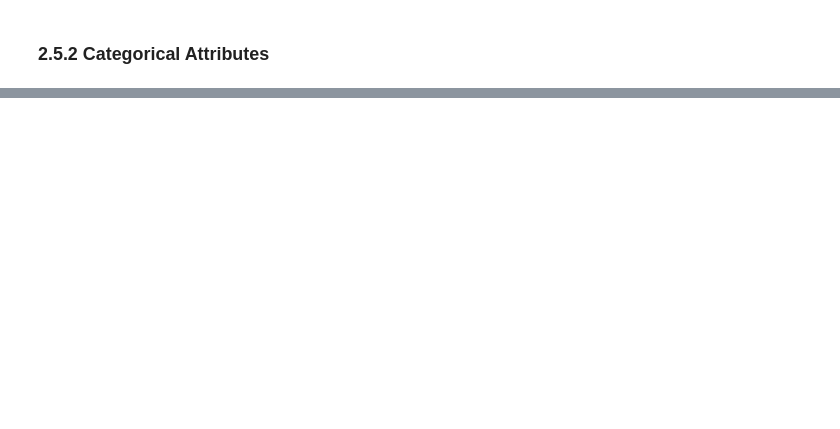
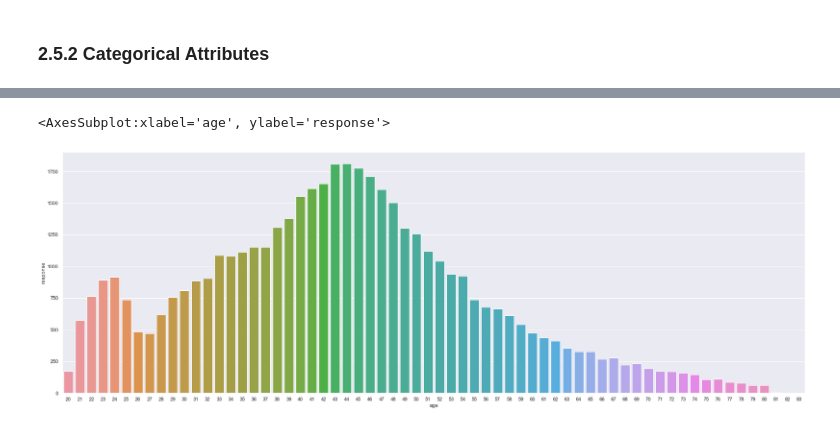
Before and after one commit to GustavoMichelsen/projeto_cross_sell, a Jupyter notebook: health_insurance_cross_sell.ipynb, the cells around one changed output, grey strips where cells are left out. Drawn from its saved outputs; the diff is of its cells as text; code cells hidden in the pictures; blank space fills up the shorter version.

```diff
--- a/health_insurance_cross_sell.ipynb
+++ b/health_insurance_cross_sell.ipynb
@@ -149,0 +311,6 @@ df_cat_attributes.apply(lambda x: x.unique())
+# %%
+aux1 = df4[df4['response']==1][['age', 'response']].groupby('age').count().reset_index()
+sns.barplot(data=aux1, x='age', y='response')
+# %% [output]
+<AxesSubplot:xlabel='age', ylabel='response'>
+[figure, added]
```
Also changed, not shown: parts of 39 cells of this notebook.
